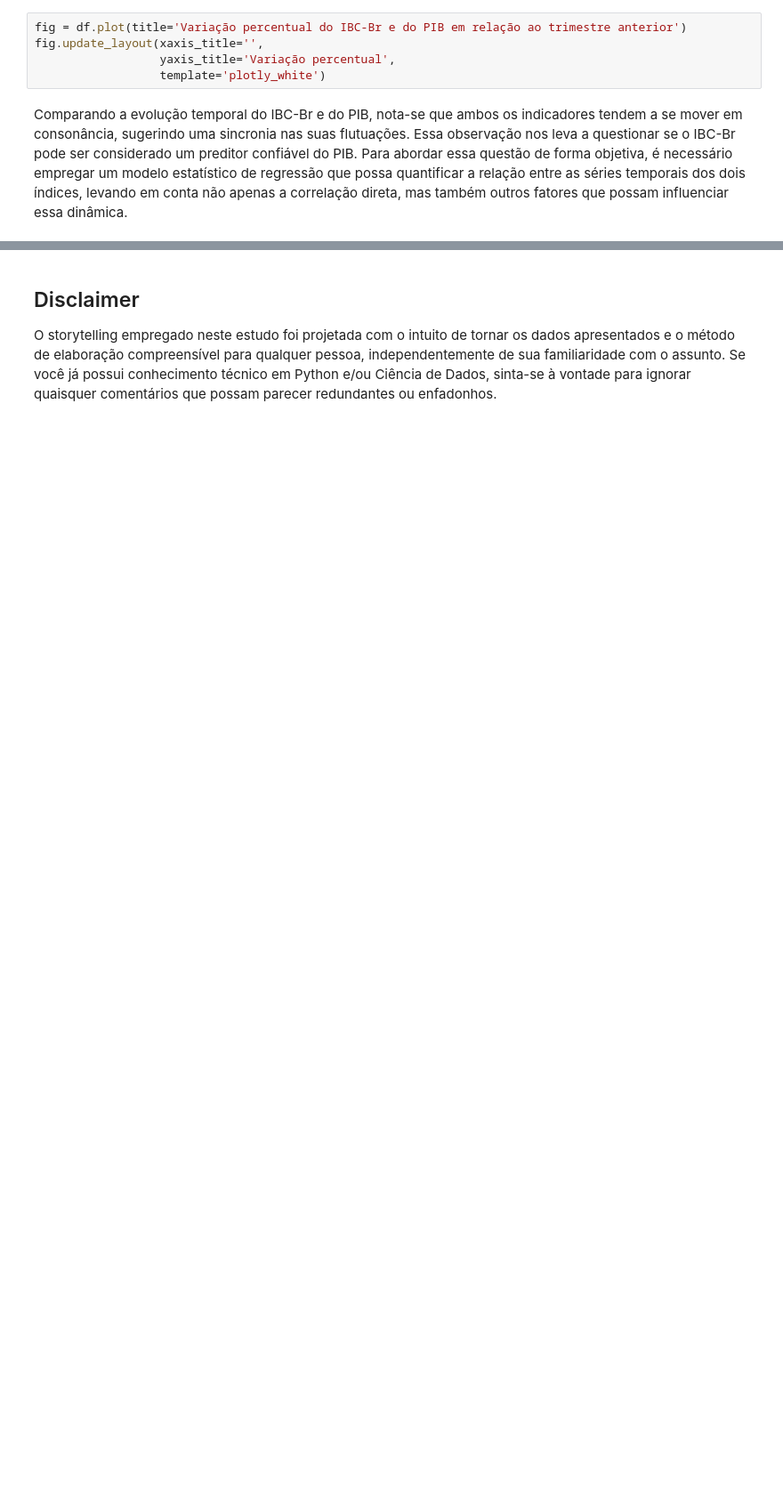
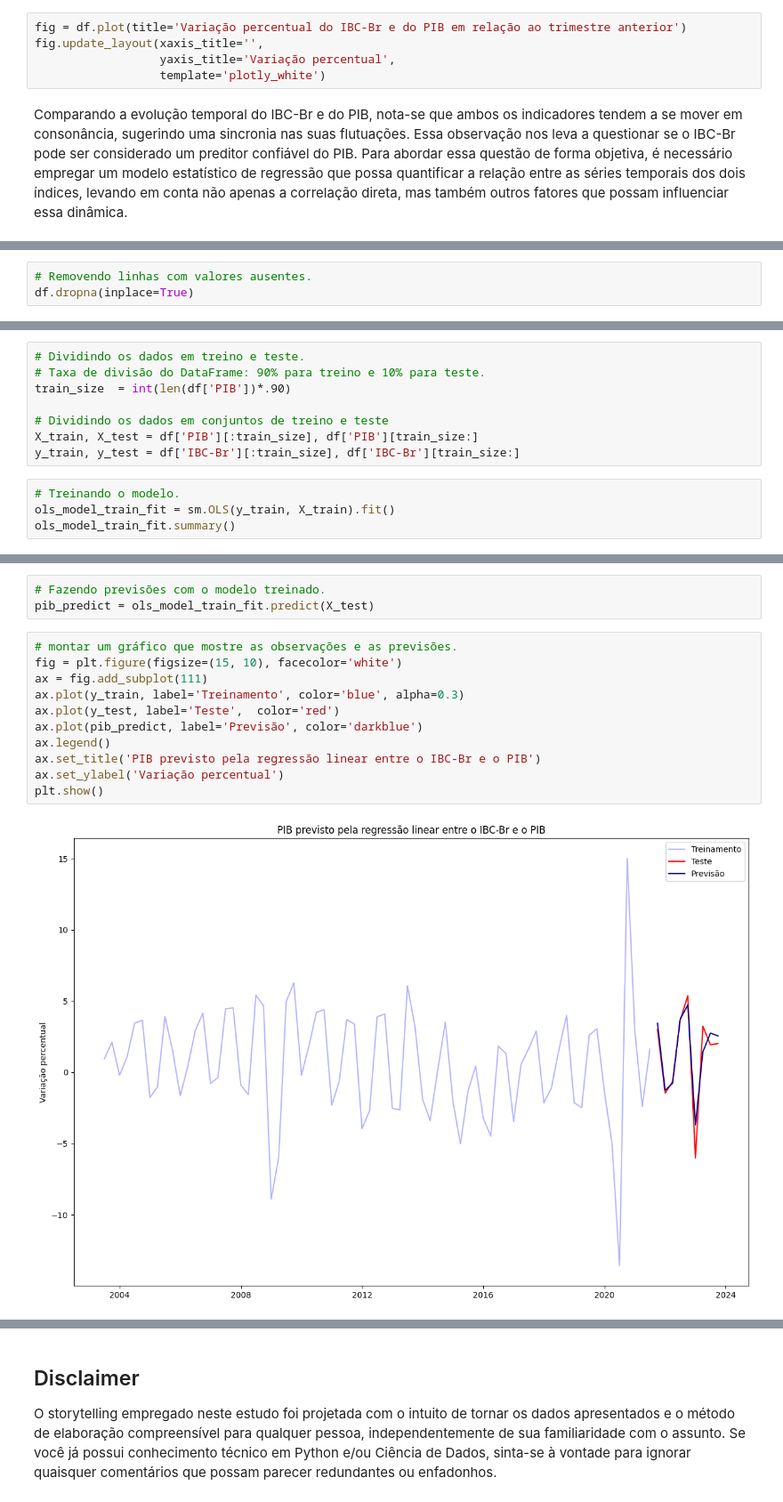
Before and after one commit to alexcamargos/EconomicAnalysis, a Jupyter notebook: ibc-br_preditor_pib.ipynb, the cells around one changed output, grey strips where cells are left out. Shown at 89% size. Saved outputs shown, nothing was run; the diff lists cells and outputs as text; blank space fills up the shorter version.

Commit message:
feat: add OLS training and prediction model

```diff
--- a/ibc-br_preditor_pib.ipynb
+++ b/ibc-br_preditor_pib.ipynb
@@ -224,0 +237,3 @@ Comparando a evolução temporal do IBC-Br e do PIB, nota-se que ambos os indica
+# %%
+# Removendo linhas com valores ausentes.
+df.dropna(inplace=True)
@@ -224,0 +287,12 @@ Comparando a evolução temporal do IBC-Br e do PIB, nota-se que ambos os indica
+# %%
+# Dividindo os dados em treino e teste.
+# Taxa de divisão do DataFrame: 90% para treino e 10% para teste.
+train_size  = int(len(df['PIB'])*.90)
+
+# Dividindo os dados em conjuntos de treino e teste
+X_train, X_test = df['PIB'][:train_size], df['PIB'][train_size:]
+y_train, y_test = df['IBC-Br'][:train_size], df['IBC-Br'][train_size:]
+# %%
+# Treinando o modelo.
+ols_model_train_fit = sm.OLS(y_train, X_train).fit()
+ols_model_train_fit.summary()
@@ -224,0 +319,16 @@ Comparando a evolução temporal do IBC-Br e do PIB, nota-se que ambos os indica
+# %%
+# Fazendo previsões com o modelo treinado.
+pib_predict = ols_model_train_fit.predict(X_test)
+# %%
+# montar um gráfico que mostre as observações e as previsões.
+fig = plt.figure(figsize=(15, 10), facecolor='white')
+ax = fig.add_subplot(111)
+ax.plot(y_train, label='Treinamento', color='blue', alpha=0.3)
+ax.plot(y_test, label='Teste',  color='red')
+ax.plot(pib_predict, label='Previsão', color='darkblue')
+ax.legend()
+ax.set_title('PIB previsto pela regressão linear entre o IBC-Br e o PIB')
+ax.set_ylabel('Variação percentual')
+plt.show()
+# %% [output]
+[figure, added]
```
Also changed, not shown: parts of 10 cells of this notebook.
